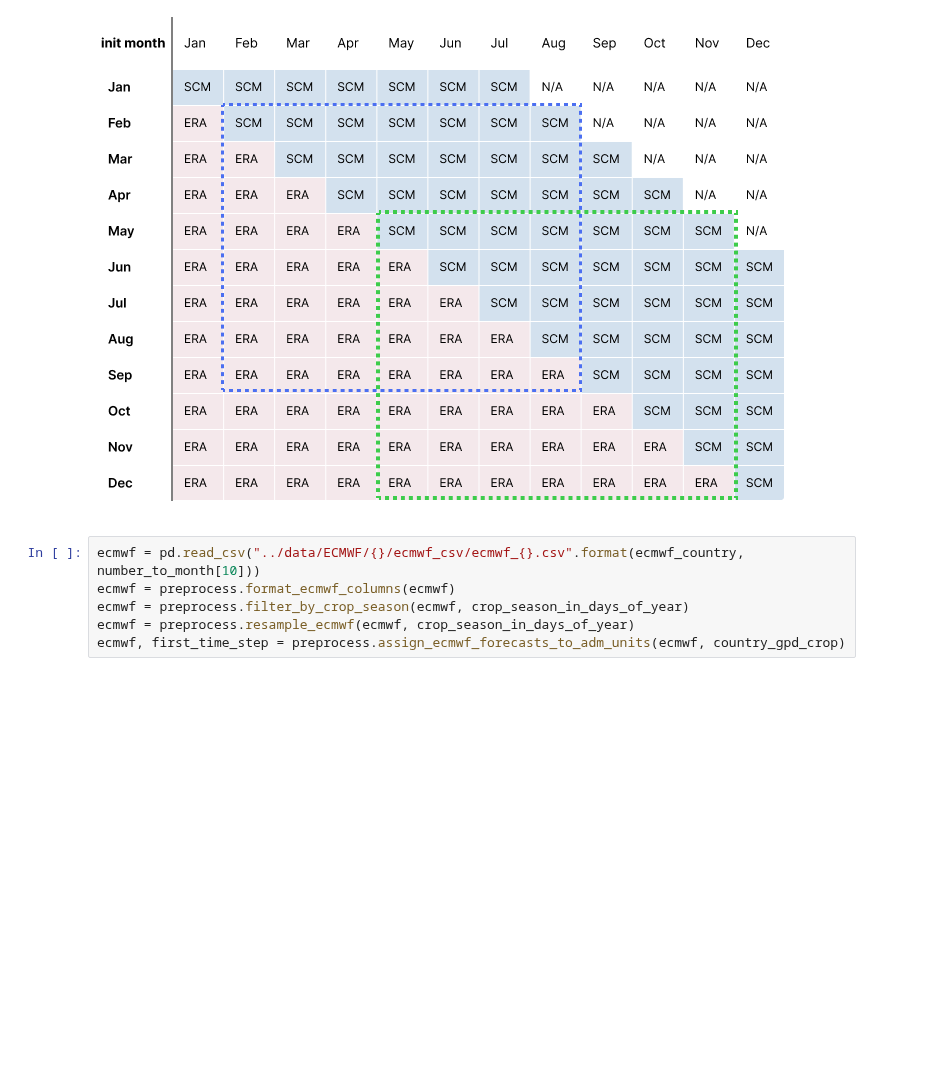
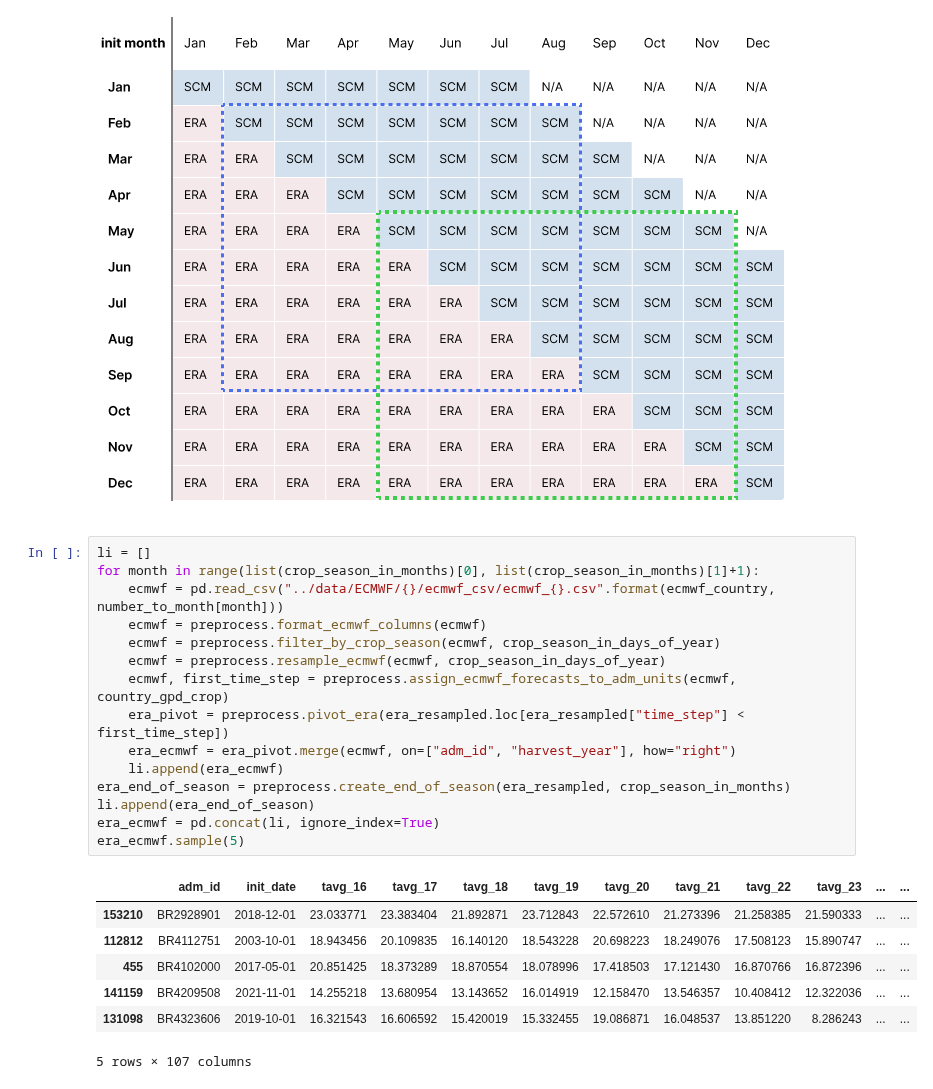
Before and after one commit to ellaampy/seasonal-yield-forecast, a Jupyter notebook: data_preparation/3_ecmwf_preprocessing.ipynb, the cells around one changed output. Saved outputs shown, nothing was run; the diff lists cells and outputs as text; blank space fills up the shorter version.

```diff
--- a/data_preparation/3_ecmwf_preprocessing.ipynb
+++ b/data_preparation/3_ecmwf_preprocessing.ipynb
@@ -78,8 +79,25 @@ Image(filename="era_scm_us_br_overview.png")
 # %% [output]
 [figure]
 # %%
-ecmwf = pd.read_csv("../data/ECMWF/{}/ecmwf_csv/ecmwf_{}.csv".format(ecmwf_country, number_to_month[10]))
-ecmwf = preprocess.format_ecmwf_columns(ecmwf)
-ecmwf = preprocess.filter_by_crop_season(ecmwf, crop_season_in_days_of_year)
-ecmwf = preprocess.resample_ecmwf(ecmwf, crop_season_in_days_of_year)
-ecmwf, first_time_step = preprocess.assign_ecmwf_forecasts_to_adm_units(ecmwf, country_gpd_crop)
+li = []
+for month in range(list(crop_season_in_months)[0], list(crop_season_in_months)[1]+1):
+    ecmwf = pd.read_csv("../data/ECMWF/{}/ecmwf_csv/ecmwf_{}.csv".format(ecmwf_country, number_to_month[month]))
+    ecmwf = preprocess.format_ecmwf_columns(ecmwf)
+    ecmwf = preprocess.filter_by_crop_season(ecmwf, crop_season_in_days_of_year)
+    ecmwf = preprocess.resample_ecmwf(ecmwf, crop_season_in_days_of_year)
+    ecmwf, first_time_step = preprocess.assign_ecmwf_forecasts_to_adm_units(ecmwf, country_gpd_crop)
+    era_pivot = preprocess.pivot_era(era_resampled.loc[era_resampled["time_step"] < first_time_step])
+    era_ecmwf = era_pivot.merge(ecmwf, on=["adm_id", "harvest_year"], how="right")
+    li.append(era_ecmwf)
+era_end_of_season = preprocess.create_end_of_season(era_resampled, crop_season_in_months)
+li.append(era_end_of_season)
+era_ecmwf = pd.concat(li, ignore_index=True)
+era_ecmwf.sample(5)
+# %% [output]
+|  | adm_id | init_date | tavg_16 | tavg_17 | tavg_18 | tavg_19 | tavg_20 | tavg_21 | tavg_22 | tavg_23 | ... | ... |
+| 153210 | BR2928901 | 2018-12-01 | 23.033771 | 23.383404 | 21.892871 | 23.712843 | 22.572610 | 21.273396 | 21.258385 | 21.590333 | ... | ... |
+| 112812 | BR4112751 | 2003-10-01 | 18.943456 | 20.109835 | 16.140120 | 18.543228 | 20.698223 | 18.249076 | 17.508123 | 15.890747 | ... | ... |
+| 455 | BR4102000 | 2017-05-01 | 20.851425 | 18.373289 | 18.870554 | 18.078996 | 17.418503 | 17.121430 | 16.870766 | 16.872396 | ... | ... |
+| 141159 | BR4209508 | 2021-11-01 | 14.255218 | 13.680954 | 13.143652 | 16.014919 | 12.158470 | 13.546357 | 10.408412 | 12.322036 | ... | ... |
+| 131098 | BR4323606 | 2019-10-01 | 16.321543 | 16.606592 | 15.420019 | 15.332455 | 19.086871 | 16.048537 | 13.851220 | 8.286243 | ... | ... |
+5 rows × 107 columns
```
Also changed, not shown: parts of 20 cells of this notebook, 4 other files.
